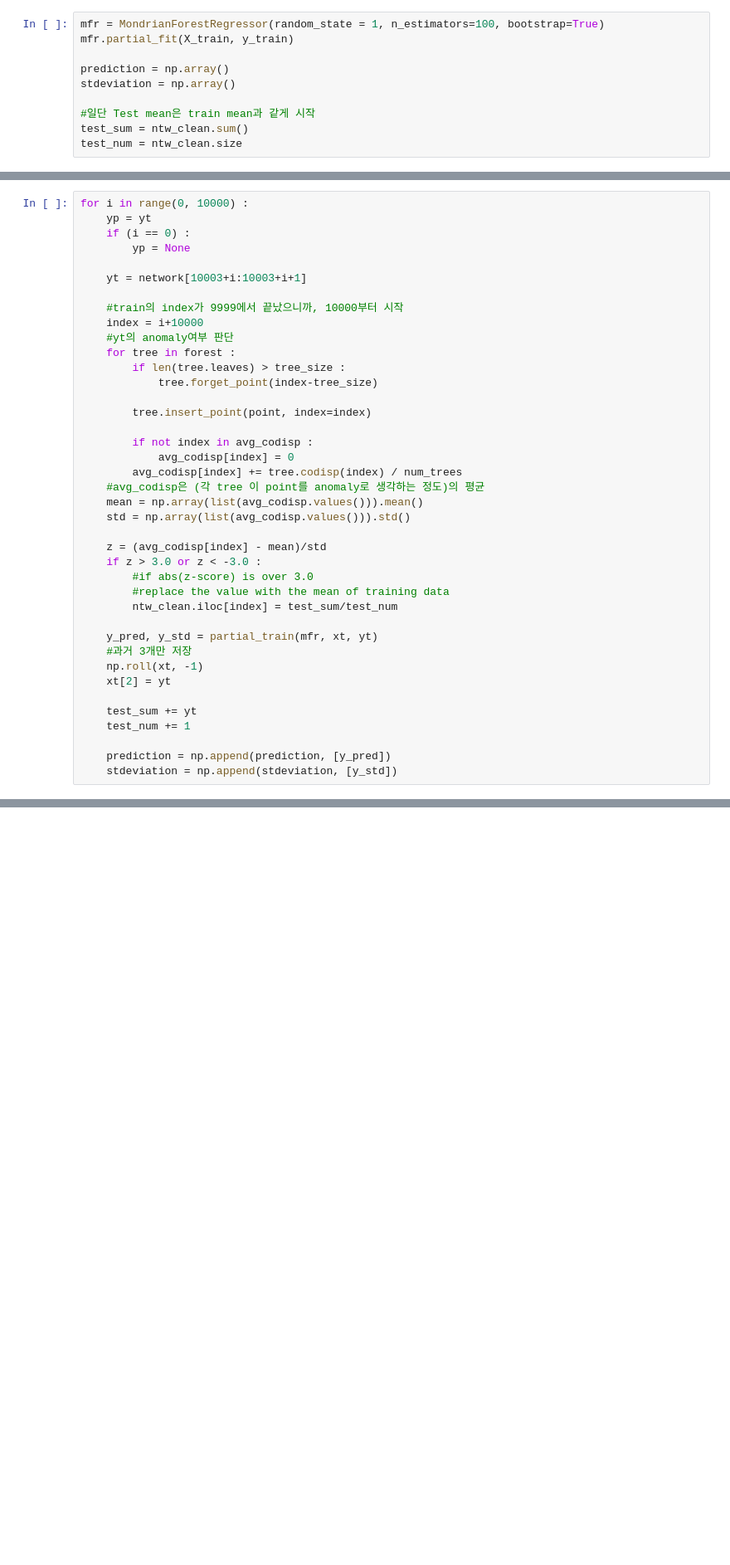
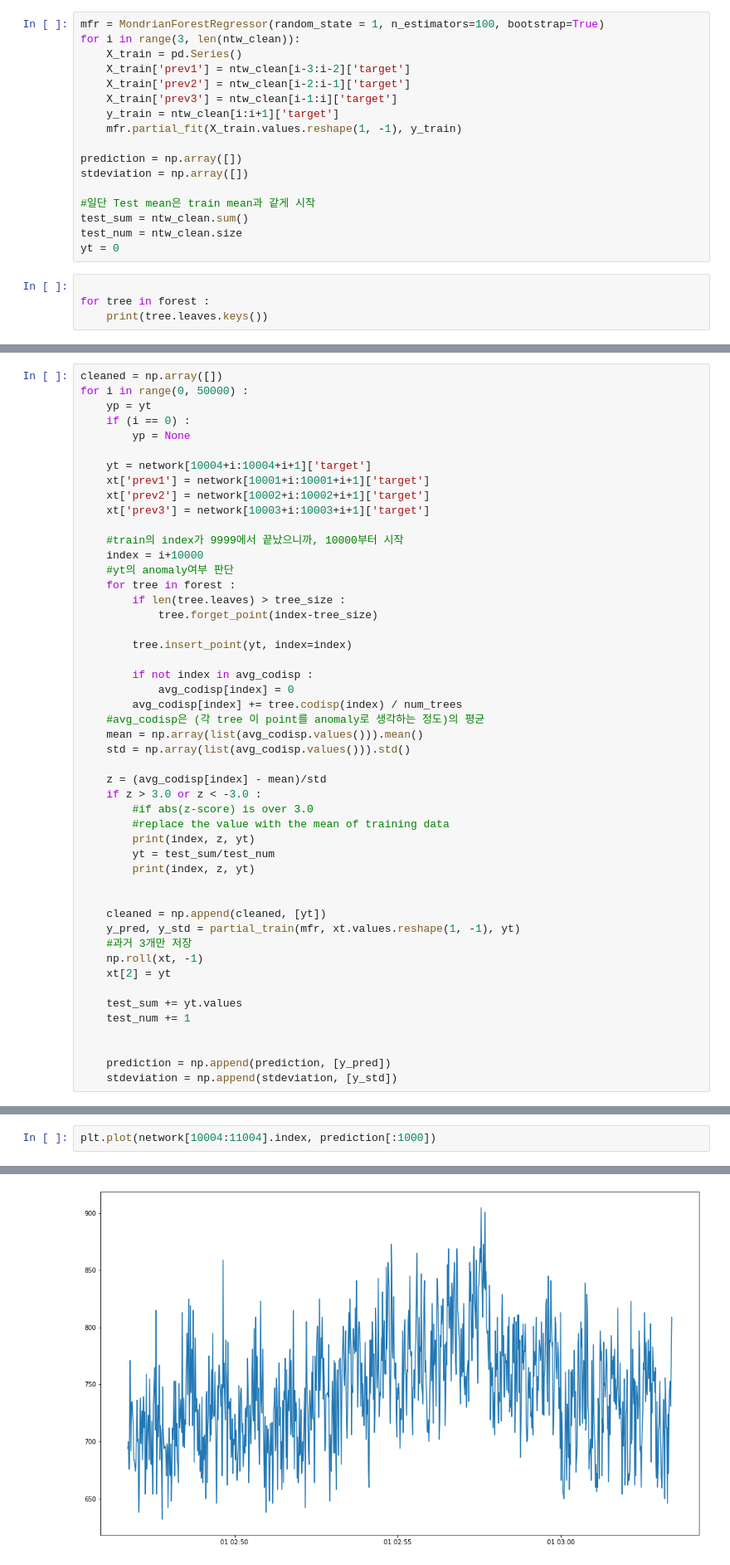
Before and after one commit to nywoo-o/Statistics, a Jupyter notebook: real_time_Mondrian_with_RRCF.ipynb, the cells around one changed output, grey strips where cells are left out. Shown at 83% size. Cells and saved outputs as stored; diff of their text form; blank space fills up the shorter version.

```diff
--- a/real_time_Mondrian_with_RRCF.ipynb
+++ b/real_time_Mondrian_with_RRCF.ipynb
@@ -122,10 +167,21 @@ xt = [network[10000:10001], network[10001:10002], network[10002:10003]]
 # %%
 mfr = MondrianForestRegressor(random_state = 1, n_estimators=100, bootstrap=True)
-mfr.partial_fit(X_train, y_train)
+for i in range(3, len(ntw_clean)):
+    X_train = pd.Series()
+    X_train['prev1'] = ntw_clean[i-3:i-2]['target']
+    X_train['prev2'] = ntw_clean[i-2:i-1]['target']
+    X_train['prev3'] = ntw_clean[i-1:i]['target']
+    y_train = ntw_clean[i:i+1]['target']
+    mfr.partial_fit(X_train.values.reshape(1, -1), y_train)
 
-prediction = np.array()
-stdeviation = np.array()
+prediction = np.array([])
+stdeviation = np.array([])
 
 #일단 Test mean은 train mean과 같게 시작
 test_sum = ntw_clean.sum()
 test_num = ntw_clean.size
+yt = 0
+# %%
+
+for tree in forest :
+    print(tree.leaves.keys())
@@ -132,10 +206,14 @@ test_num = ntw_clean.size
 # %%
-for i in range(0, 10000) :
+cleaned = np.array([])
+for i in range(0, 50000) :
     yp = yt
     if (i == 0) :
         yp = None
 
-    yt = network[10003+i:10003+i+1]
+    yt = network[10004+i:10004+i+1]['target']
+    xt['prev1'] = network[10001+i:10001+i+1]['target']
+    xt['prev2'] = network[10002+i:10002+i+1]['target']
+    xt['prev3'] = network[10003+i:10003+i+1]['target']
 
     #train의 index가 9999에서 끝났으니까, 10000부터 시작
     index = i+10000
@@ -144,7 +222,7 @@ for i in range(0, 10000) :
         if len(tree.leaves) > tree_size :
             tree.forget_point(index-tree_size)
 
-        tree.insert_point(point, index=index)
+        tree.insert_point(yt, index=index)
 
         if not index in avg_codisp :
             avg_codisp[index] = 0
@@ -157,15 +235,20 @@ for i in range(0, 10000) :
     if z > 3.0 or z < -3.0 :
         #if abs(z-score) is over 3.0
         #replace the value with the mean of training data
-        ntw_clean.iloc[index] = test_sum/test_num
+        print(index, z, yt)
+        yt = test_sum/test_num
+        print(index, z, yt)
 
-    y_pred, y_std = partial_train(mfr, xt, yt)
+
+    cleaned = np.append(cleaned, [yt])
+    y_pred, y_std = partial_train(mfr, xt.values.reshape(1, -1), yt)
     #과거 3개만 저장
     np.roll(xt, -1)
     xt[2] = yt
 
-    test_sum += yt
+    test_sum += yt.values
     test_num += 1
+
 
     prediction = np.append(prediction, [y_pred])
     stdeviation = np.append(stdeviation, [y_std])
@@ -171,0 +278,3 @@ for i in range(0, 10000) :
+# %%
+plt.plot(network[10004:11004].index, prediction[:1000])
+# %% [output]
@@ -171,0 +282 @@ for i in range(0, 10000) :
+[figure, added]
```
Also changed, not shown: parts of 15 cells of this notebook.
